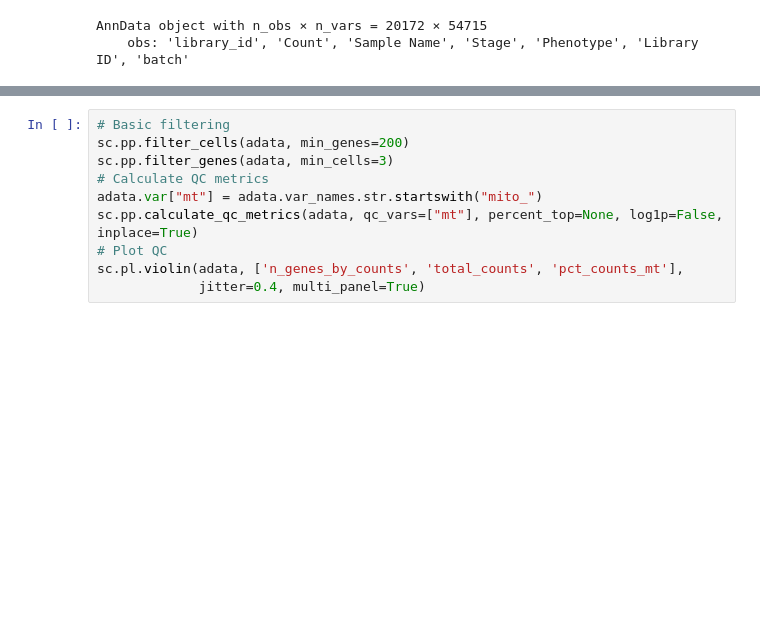
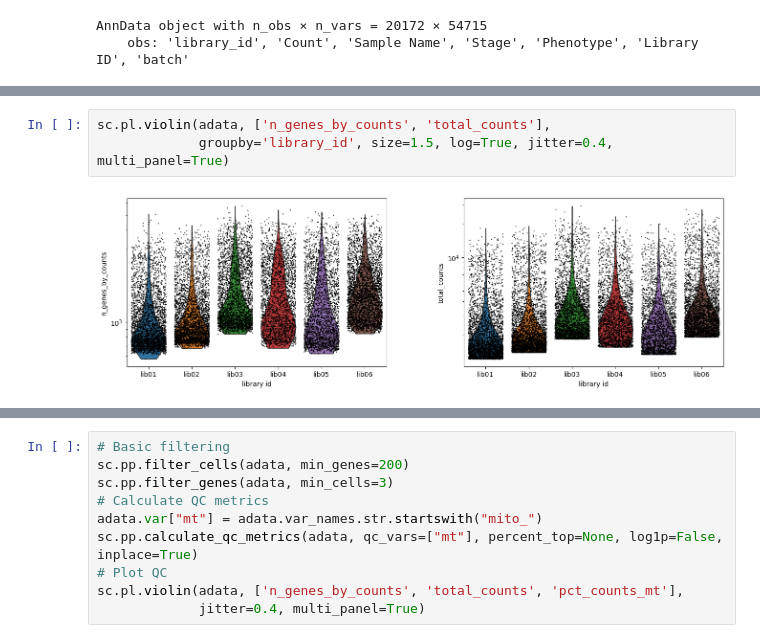
Before and after one commit to MiquelSendra/scParhyale, a Jupyter notebook: notebooks/scParhyale_analysis.ipynb, the cells around one changed output, grey strips where cells are left out. Cells and saved outputs as stored; diff of their text form; blank space fills up the shorter version.

```diff
--- a/notebooks/scParhyale_analysis.ipynb
+++ b/notebooks/scParhyale_analysis.ipynb
@@ -71,0 +95,5 @@ NameError: name 'eeee' is not defined
+# %%
+sc.pl.violin(adata, ['n_genes_by_counts', 'total_counts'],
+             groupby='library_id', size=1.5, log=True, jitter=0.4, multi_panel=True)
+# %% [output]
+[figure, added]
```
Also changed, not shown: parts of 19 cells of this notebook, 3 other files.
